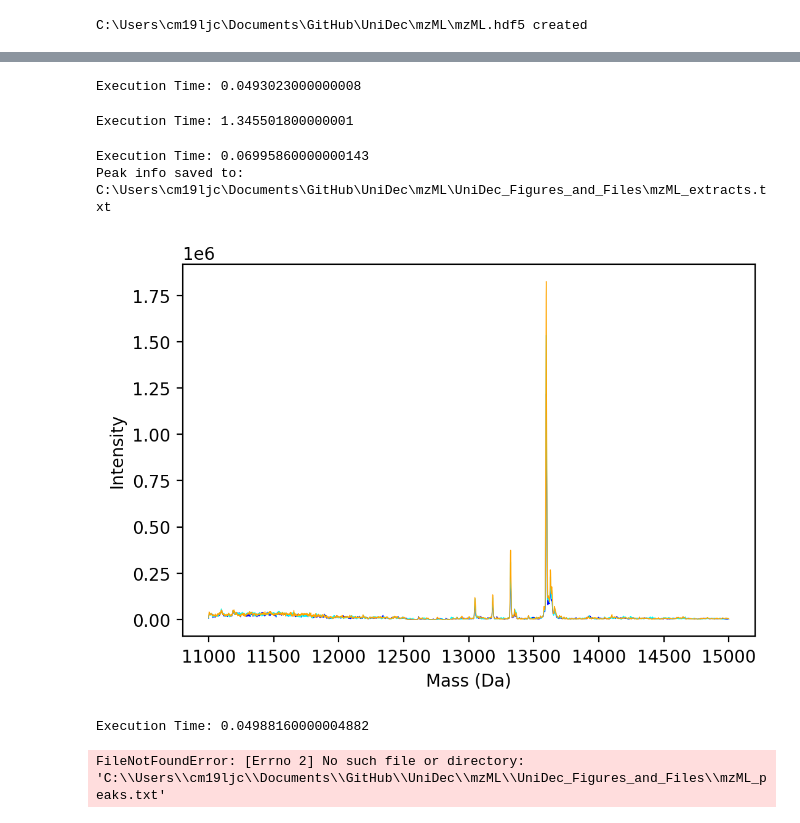
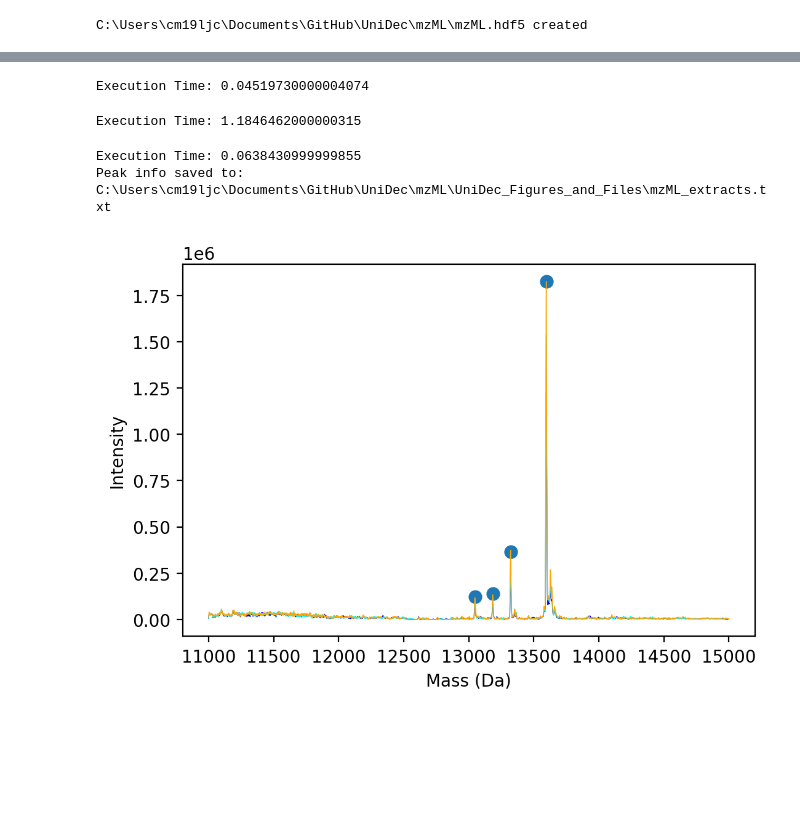
Before and after one commit to lawrencecollins/UniDec, a Jupyter notebook: megaunidec.ipynb, the cells around one changed output, grey strips where cells are left out. Drawn from its saved outputs; the diff is of its cells as text; code cells hidden in the pictures; blank space fills up the shorter version.

```diff
--- a/megaunidec.ipynb
+++ b/megaunidec.ipynb
@@ -76,7 +74,10 @@ meta.config.psfun = 0 # Peak shape function (gaussian, lorentzian, split G/L)
 
 # -- Peak Selection and plotting
 meta.config.peaknorm = 0 # Normalise peaks (0 = off)
-meta.config.peakwindow = 100 # integration window / Da
+meta.config.datanorm = 0
+meta.config.peakwindow = 100 # peak window / Da
+meta.config.exnorm = 0 # extract normalisation
+meta.config.peakthresh = 0.05
 meta.config.nativeub = 10
 meta.config.nativelb = -10
 meta.config.write_hdf5()
@@ -87,37 +90,43 @@ FileNotFoundError: [Errno 2] No such file or directory: 'C:\\Users\\cm19ljc\\Doc
 # %%
 meta.process_data()
 # %% [output]
-Execution Time: 0.0493023000000008
+Execution Time: 0.04519730000004074
 # %%
 meta.run_unidec()
 # %% [output]
-Execution Time: 1.345501800000001
+Execution Time: 1.1846462000000315
 # %%
+meta.config.peaknorm = 0
 meta.pick_peaks()
 # %% [output]
-Execution Time: 0.06995860000000143
+Execution Time: 0.0638430999999855
 Peak info saved to: C:\Users\cm19ljc\Documents\GitHub\UniDec\mzML\UniDec_Figures_and_Files\mzML_extracts.txt
+# %%
+# peaks
+mass = []
+height = []
+extracts = []
+for i, p in enumerate(meta.pks.peaks):
+    mass.append(p.mass)
+    height.append(p.height)
 # %%
 spectra = meta.data.get_spectra()
 
 if len(spectra) > meta.config.crossover:
         mult = int(len(spectra) / meta.config.numtot)
 else:
     mult = 1
 
 color = ['blue', 'cyan', 'orange']
 
 fig, ax = plt.subplots(dpi = 200)
 for i, s in enumerate(spectra[::mult]):
 
     ax.plot(s.massdat[:, 0], s.massdat[:, 1], color = color[i],lw = 0.5)
     ax.set_xlabel('Mass (Da)')
     ax.set_ylabel("Intensity")
+
+ax.scatter(mass, height)
 plt.show()
 # %% [output]
-[figure, old version]
+[figure, new version]
-# %%
-meta.pick_peaks()
-# %% [output]
-Execution Time: 0.04988160000004882
-FileNotFoundError: [Errno 2] No such file or directory: 'C:\\Users\\cm19ljc\\Documents\\GitHub\\UniDec\\mzML\\UniDec_Figures_and_Files\\mzML_peaks.txt'
```
Also changed, not shown: parts of 9 cells of this notebook, 9 other files.
